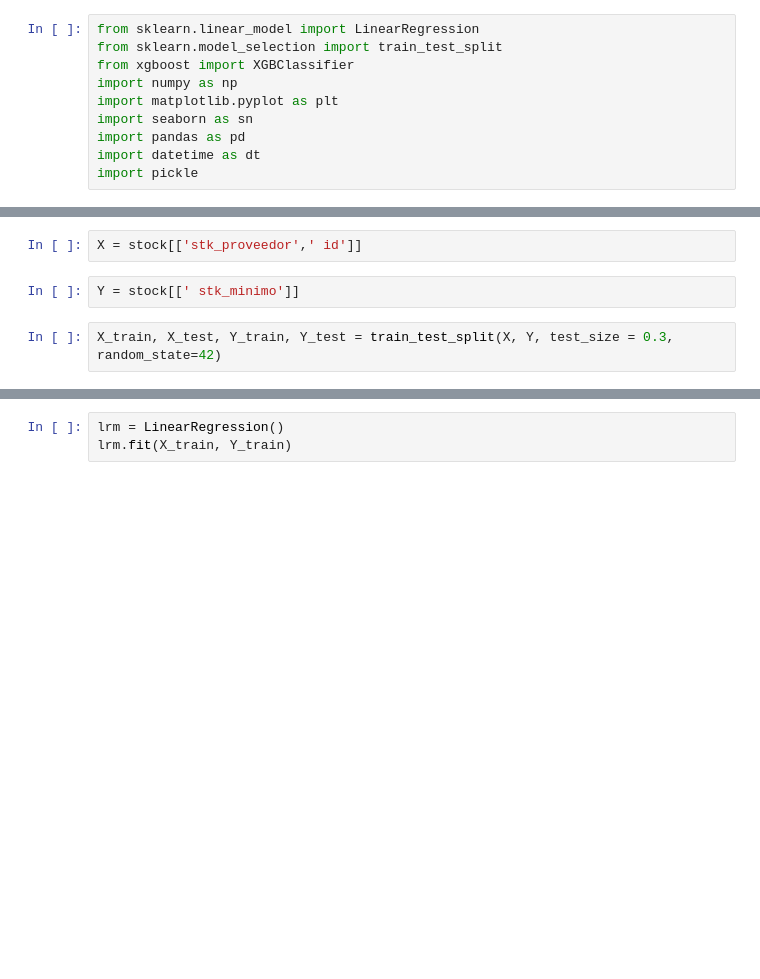
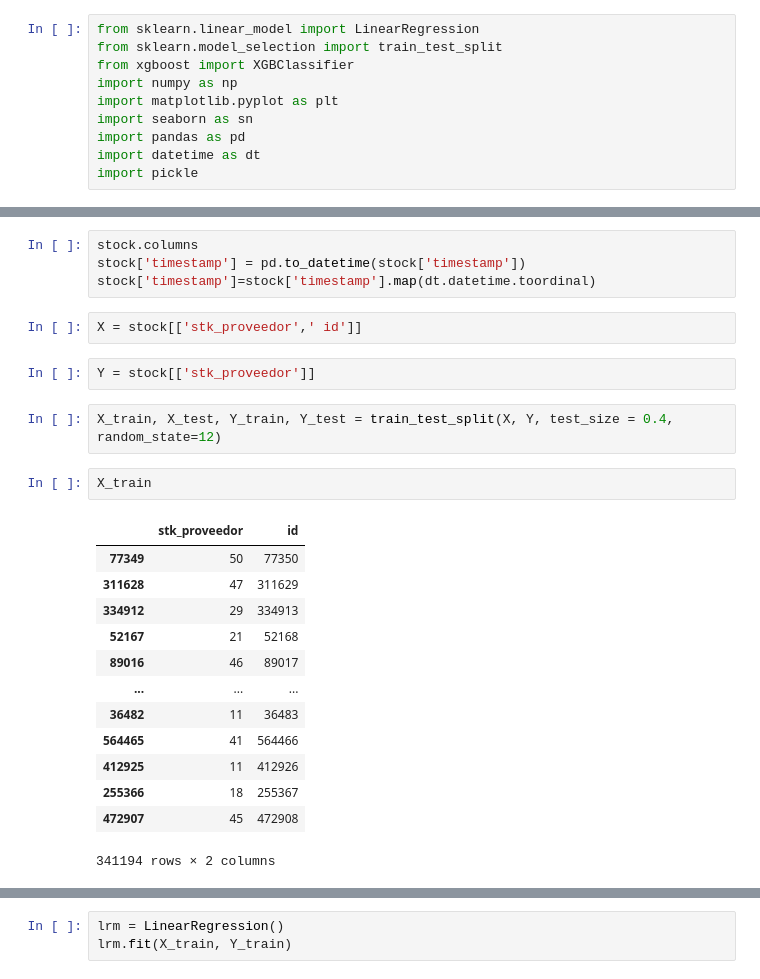
Before and after one commit to humanlanguage1/ComputoNacional, a Jupyter notebook: inventario/stock_predictor/Predictor.ipynb, the cells around one changed output, grey strips where cells are left out. Drawn from its saved outputs; the diff is of its cells as text; blank space fills up the shorter version.

```diff
--- a/inventario/stock_predictor/Predictor.ipynb
+++ b/inventario/stock_predictor/Predictor.ipynb
@@ -26,6 +22,26 @@ Index(['timestamp', ' stk_minimo', ' id', 'stk_proveedor'], dtype='object')
+# %%
+stock.columns
+stock['timestamp'] = pd.to_datetime(stock['timestamp'])
+stock['timestamp']=stock['timestamp'].map(dt.datetime.toordinal)
 # %%
 X = stock[['stk_proveedor',' id']]
 # %%
-Y = stock[[' stk_minimo']]
+Y = stock[['stk_proveedor']]
 # %%
-X_train, X_test, Y_train, Y_test = train_test_split(X, Y, test_size = 0.3, random_state=42)
+X_train, X_test, Y_train, Y_test = train_test_split(X, Y, test_size = 0.4, random_state=12)
+# %%
+X_train
+# %% [output]
+|  | stk_proveedor | id |
+| 77349 | 50 | 77350 |
+| 311628 | 47 | 311629 |
+| 334912 | 29 | 334913 |
+| 52167 | 21 | 52168 |
+| 89016 | 46 | 89017 |
+| ... | ... | ... |
+| 36482 | 11 | 36483 |
+| 564465 | 41 | 564466 |
+| 412925 | 11 | 412926 |
+| 255366 | 18 | 255367 |
+| 472907 | 45 | 472908 |
+341194 rows × 2 columns
```
Also changed, not shown: parts of 9 cells of this notebook, 4 other files.
